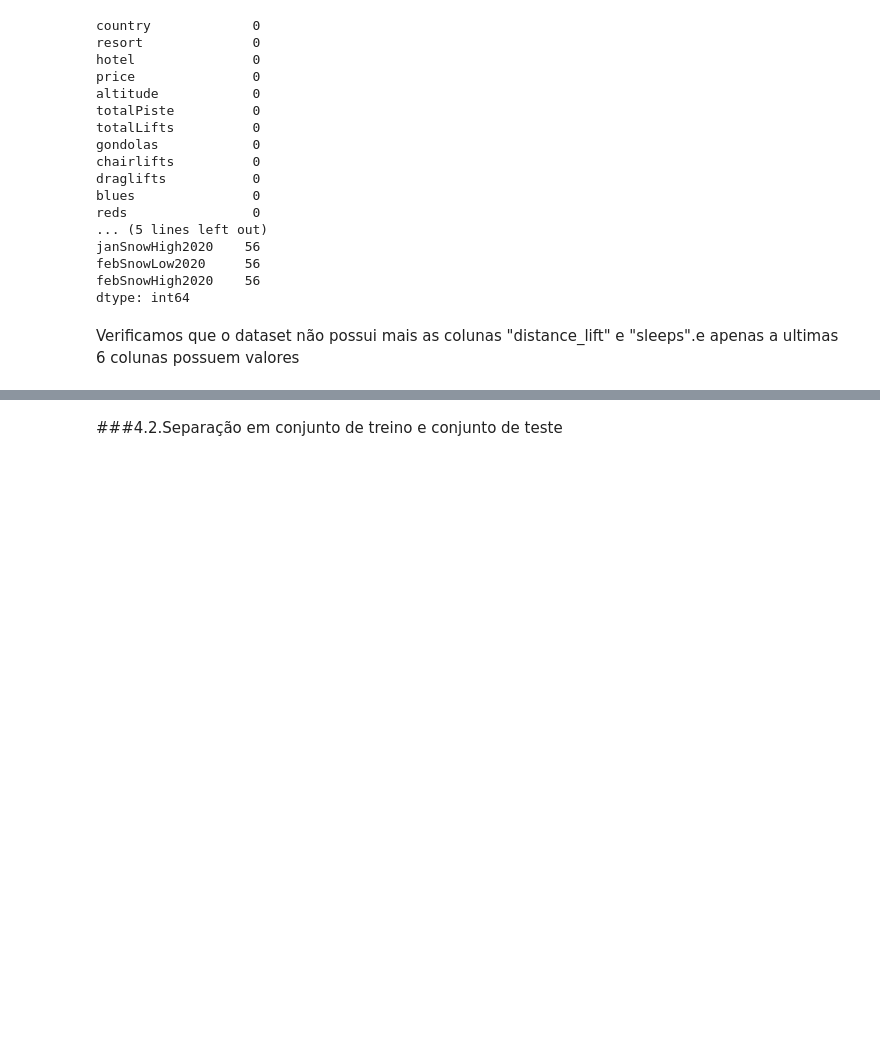
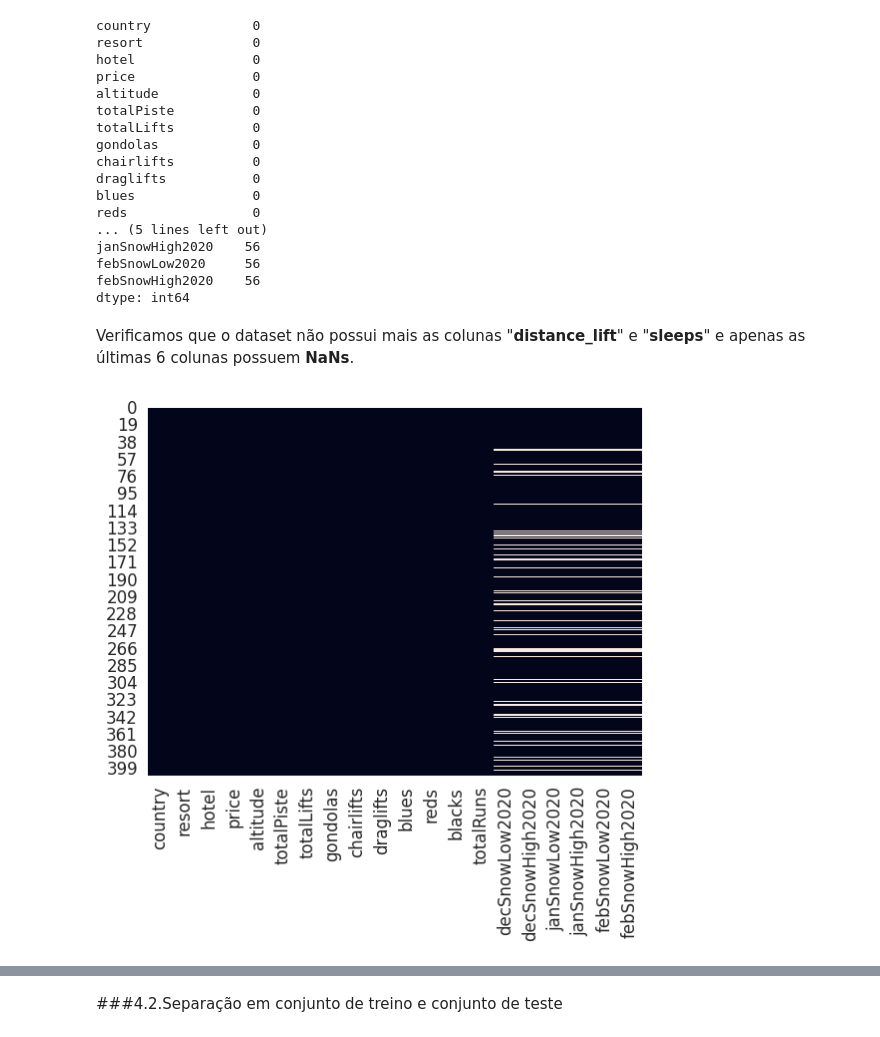
Before and after one commit to CECILIACFR/DATASCIENCE, a Jupyter notebook: MVP_CD_Hoteis_de_Esqui.ipynb, the cells around one changed output, grey strips where cells are left out. Saved outputs shown, nothing was run; the diff lists cells and outputs as text; code cells hidden in the pictures; blank space fills up the shorter version.

```diff
--- a/MVP_CD_Hoteis_de_Esqui.ipynb
+++ b/MVP_CD_Hoteis_de_Esqui.ipynb
@@ -611,4 +612,11 @@ febSnowLow2020     56
 febSnowHigh2020    56
 dtype: int64
 # %% [markdown]
-Verificamos que o dataset não possui mais as colunas "distance_lift" e "sleeps".e apenas a ultimas 6 colunas possuem valores
+Verificamos que o dataset não possui mais as colunas "**distance_lift**" e "**sleeps**" e apenas as últimas 6 colunas possuem **NaNs**.
+# %%
+# exibindo visualização da nulidade do dataset
+import missingno as ms # para tratamento de missings
+# s.matrix(atributos)
+sns.heatmap(atributos.isnull(), cbar = False);
+# %% [output]
+[figure, added]
```
Also changed, not shown: parts of 12 cells of this notebook.
